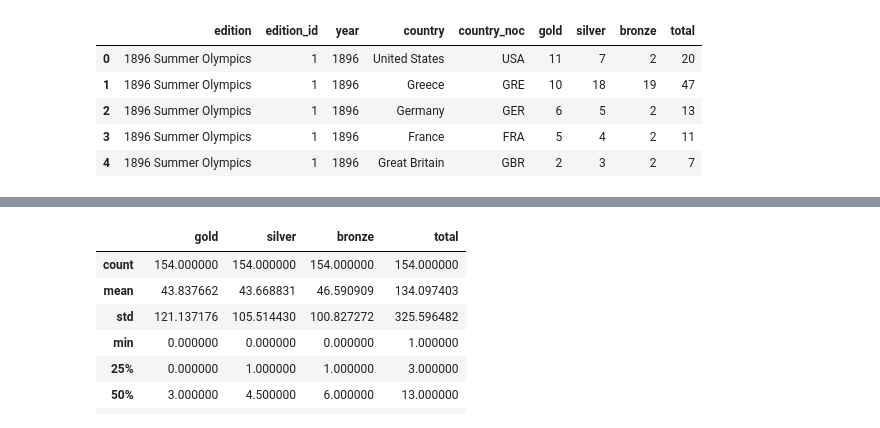
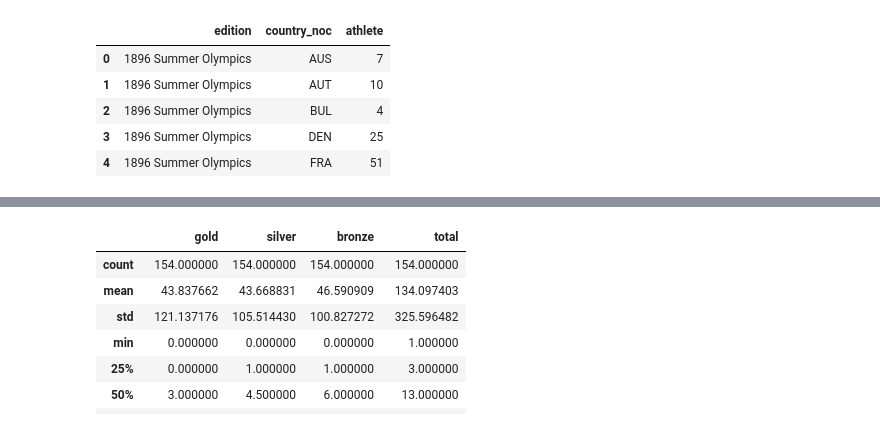
Before and after one commit to ana-047/Olymploration, a Jupyter notebook: Olymploration.ipynb, the cells around one changed output, grey strips where cells are left out. Cells and saved outputs as stored; diff of their text form; code cells hidden in the pictures.

```diff
--- a/Olymploration.ipynb
+++ b/Olymploration.ipynb
@@ -59,9 +112,10 @@ df_games[df_games['end_date'].isna()]
 # %%
-df_medals.head()
+# how many athletes take part by country
+df_event_results.groupby(['edition', 'country_noc'], as_index=False)['athlete'].count().head()
 # %% [output]
-|  | edition | edition_id | year | country | country_noc | gold | silver | bronze | total |
-| 0 | 1896 Summer Olympics | 1 | 1896 | United States | USA | 11 | 7 | 2 | 20 |
-| 1 | 1896 Summer Olympics | 1 | 1896 | Greece | GRE | 10 | 18 | 19 | 47 |
-| 2 | 1896 Summer Olympics | 1 | 1896 | Germany | GER | 6 | 5 | 2 | 13 |
-| 3 | 1896 Summer Olympics | 1 | 1896 | France | FRA | 5 | 4 | 2 | 11 |
-| 4 | 1896 Summer Olympics | 1 | 1896 | Great Britain | GBR | 2 | 3 | 2 | 7 |
+|  | edition | country_noc | athlete |
+| 0 | 1896 Summer Olympics | AUS | 7 |
+| 1 | 1896 Summer Olympics | AUT | 10 |
+| 2 | 1896 Summer Olympics | BUL | 4 |
+| 3 | 1896 Summer Olympics | DEN | 25 |
+| 4 | 1896 Summer Olympics | FRA | 51 |
```
Also changed, not shown: parts of 120 cells of this notebook, 6 other files.
